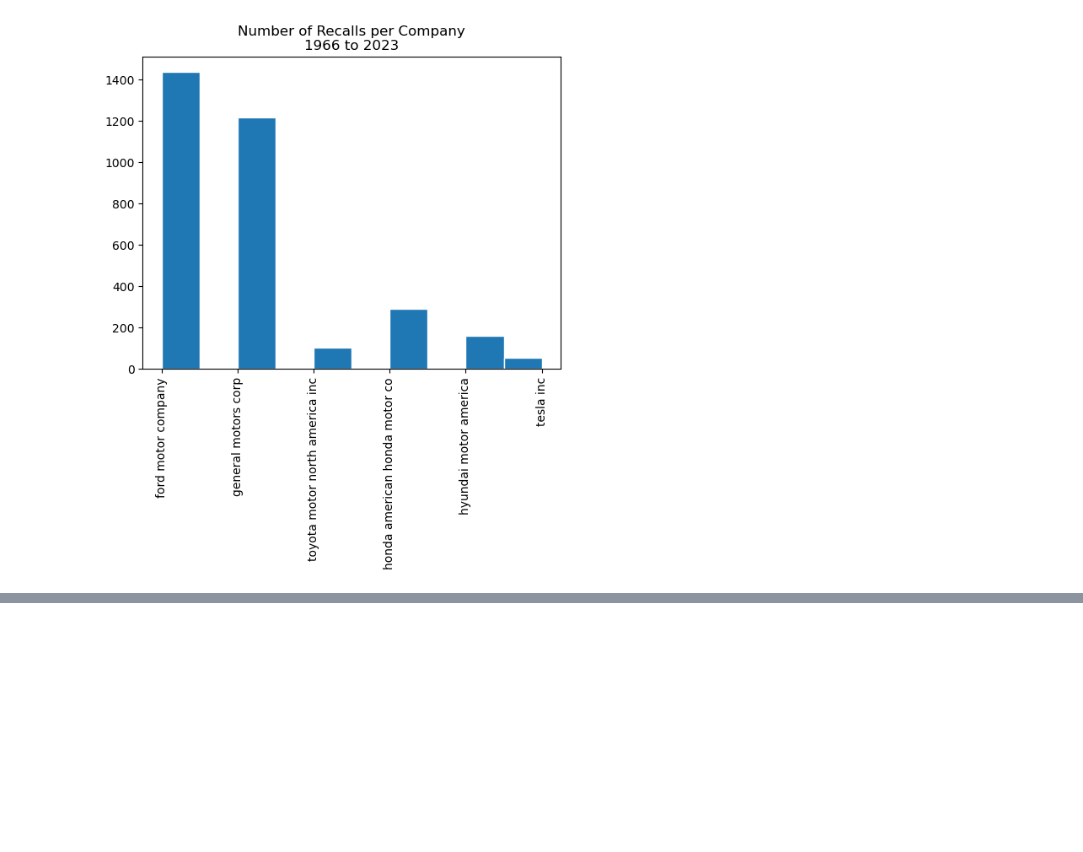
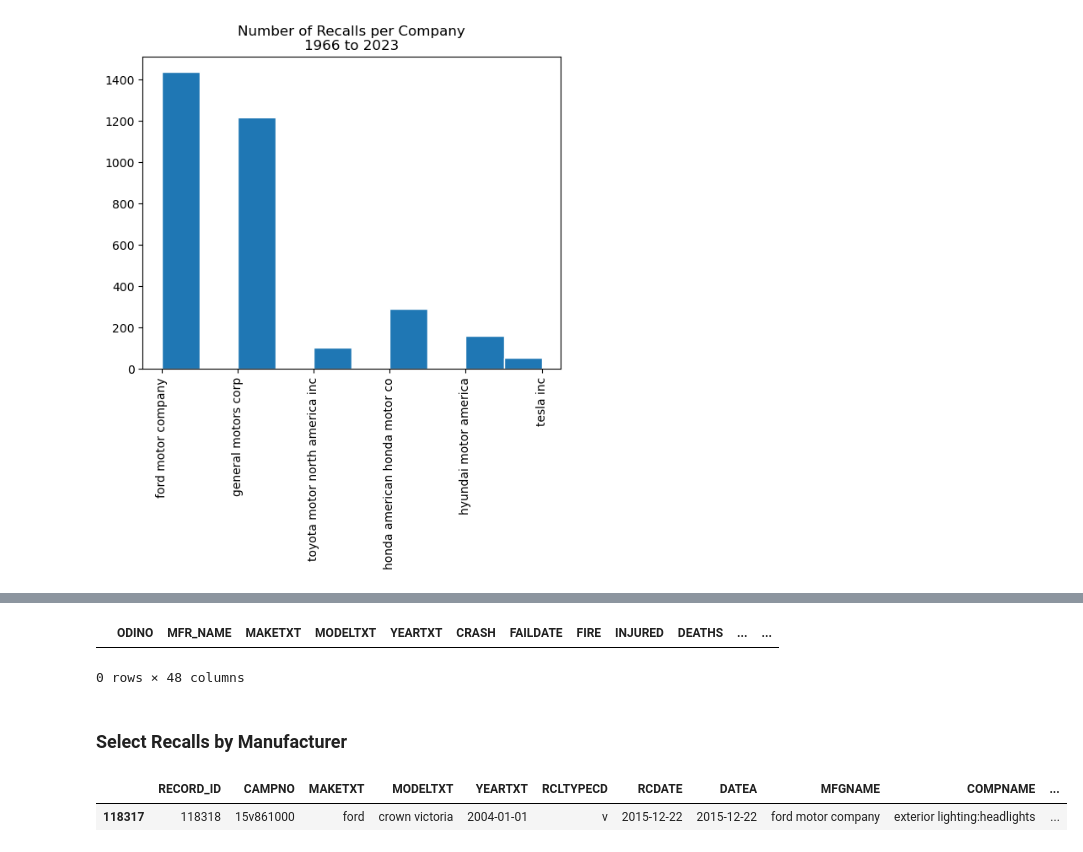
Before and after one commit to prithvidasgupta/si671, a Jupyter notebook: pm_nb.ipynb, the cells around one changed output, grey strips where cells are left out. Cells and saved outputs as stored; diff of their text form; code cells hidden in the pictures; blank space fills up the shorter version.

```diff
--- a/pm_nb.ipynb
+++ b/pm_nb.ipynb
@@ -286,3 +476,9 @@ plt.show()
+# %%
+# Locate row with bad date value
+cmplt[cmplt["DATEA"] == "ivoq"]
+# %% [output]
+|  | ODINO | MFR_NAME | MAKETXT | MODELTXT | YEARTXT | CRASH | FAILDATE | FIRE | INJURED | DEATHS | ... | ... |
+0 rows × 48 columns
 # %%
 # Select manufacturers of interest (e.g. Honda)
 # Select one recall for each
@@ -293,0 +492,14 @@ plt.show()
+# %% [markdown]
+### Select Recalls by Manufacturer
+# %%
+ford_recalls = filtered_recalls[filtered_recalls["MFGNAME"] == "ford motor company"]
+gm_recalls = filtered_recalls[filtered_recalls["MFGNAME"] == "general motors corp"]
+toy_recalls = filtered_recalls[filtered_recalls["MFGNAME"] == "toyota motor north america inc"]
+hon_recalls = filtered_recalls[filtered_recalls["MFGNAME"] == "honda american honda motor co"]
+hyun_recalls = filtered_recalls[filtered_recalls["MFGNAME"] == "hyundai motor america"]
+tesla_recalls = filtered_recalls[filtered_recalls["MFGNAME"] == "tesla inc"]
+# %%
+ford_recalls.sample(1)
+# %% [output]
+|  | RECORD_ID | CAMPNO | MAKETXT | MODELTXT | YEARTXT | RCLTYPECD | RCDATE | DATEA | MFGNAME | COMPNAME | ... |
+| 118317 | 118318 | 15v861000 | ford | crown victoria | 2004-01-01 | v | 2015-12-22 | 2015-12-22 | ford motor company | exterior lighting:headlights | ... |
```
Also changed, not shown: parts of 37 cells of this notebook, 3 other files.
